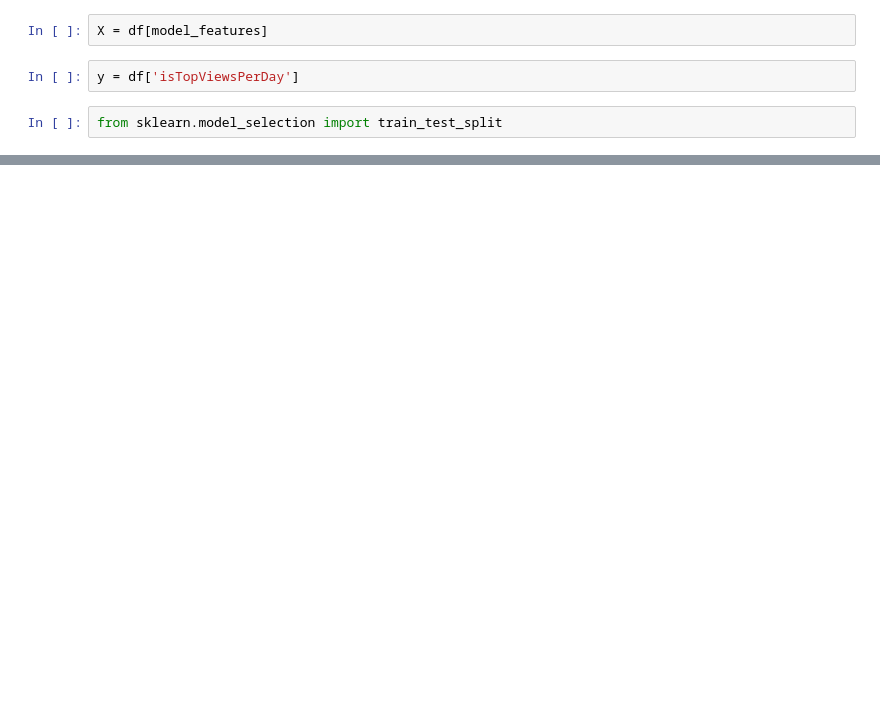
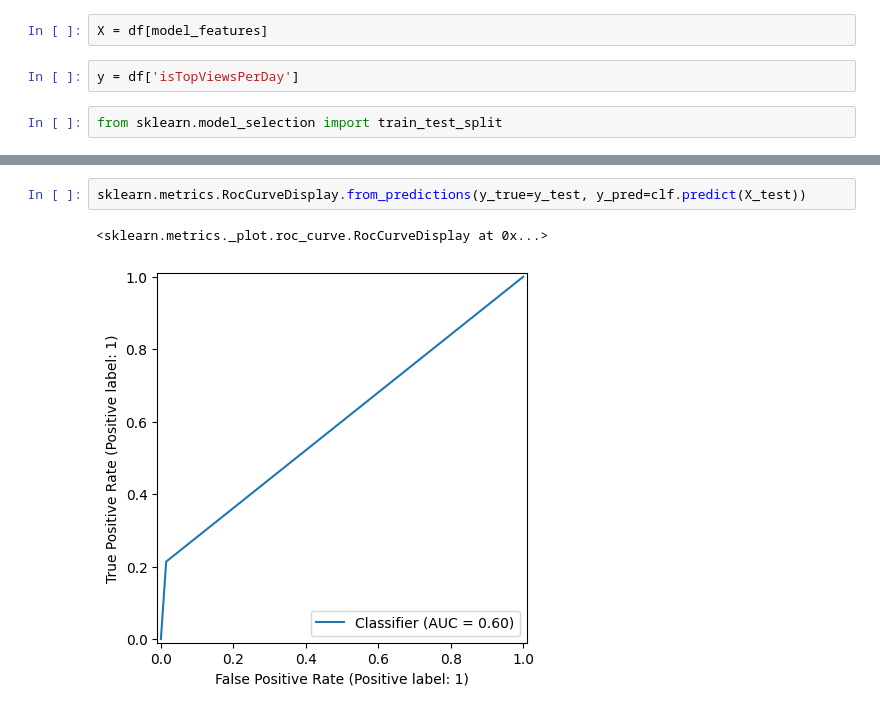
Before and after one commit to ryannewmanGithub/CS441, a Jupyter notebook: model.ipynb, the cells around one changed output, grey strips where cells are left out. Saved outputs shown, nothing was run; the diff lists cells and outputs as text; blank space fills up the shorter version.

```diff
--- a/model.ipynb
+++ b/model.ipynb
@@ -89,0 +237,5 @@ with open('basicGradientBoosting_model.pkl', 'rb') as file:
+# %%
+sklearn.metrics.RocCurveDisplay.from_predictions(y_true=y_test, y_pred=clf.predict(X_test))
+# %% [output]
+<sklearn.metrics._plot.roc_curve.RocCurveDisplay at 0x...>
+[figure, added]
```
Also changed, not shown: parts of 31 cells of this notebook.
